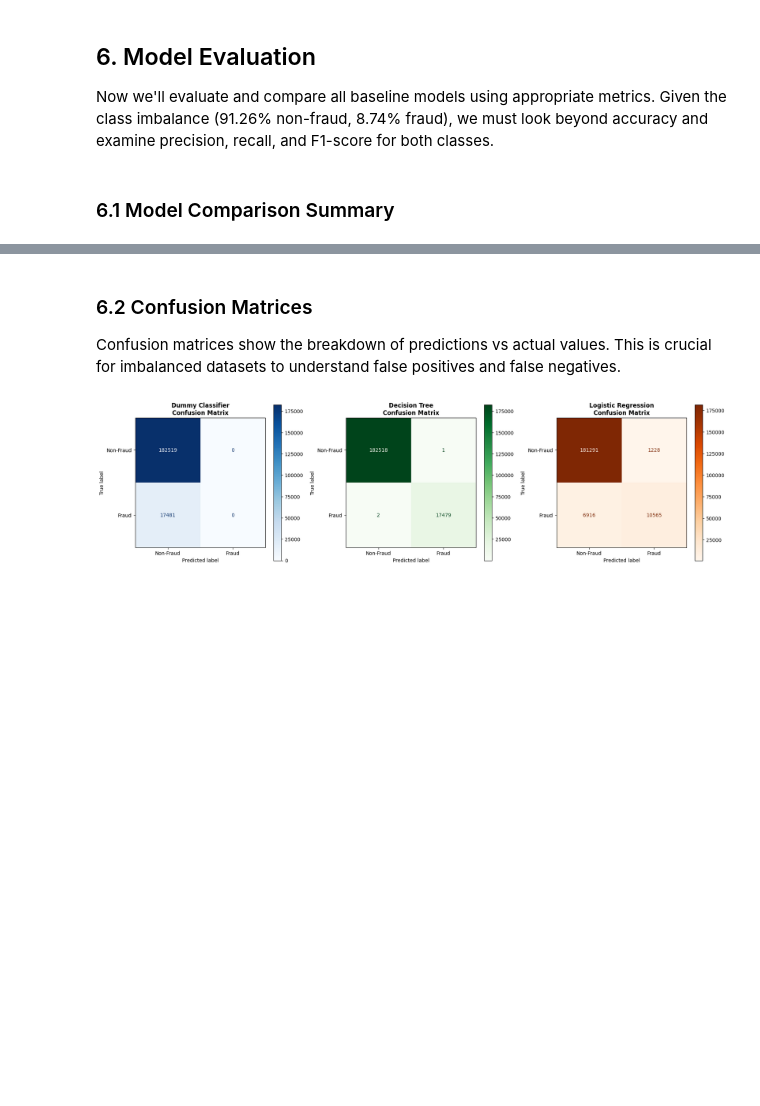
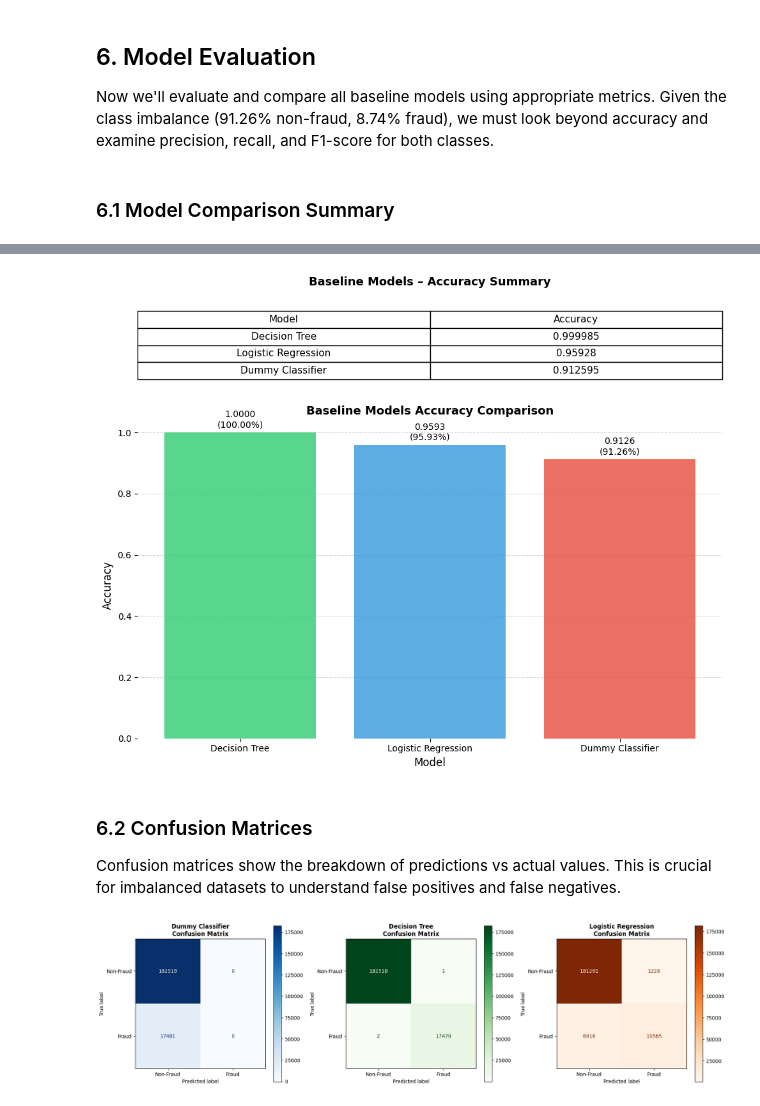
Before and after one commit to Koon-Kiat/Credit-Card-Fraud-Detection-with-Cost-Sensitive-Machine-Learning, a Jupyter notebook: main.ipynb, the cells around one changed output, grey strips where cells are left out. Drawn from its saved outputs; the diff is of its cells as text; code cells hidden in the pictures; blank space fills up the shorter version.

Commit message:
included business understanding and changed graphs

```diff
--- a/main.ipynb
+++ b/main.ipynb
@@ -503,3 +473,87 @@ Logistic Regression  0.959280
+# %%
+import matplotlib.pyplot as plt
+
+# Create figure with two rows: table (top) and bar chart (bottom)
+fig, (ax_table, ax_bar) = plt.subplots(
+    2, 1,
+    figsize=(10, 8),
+    gridspec_kw={'height_ratios': [1, 3]}
+)
+
+# =====================
+# TABLE (TOP)
+# =====================
+ax_table.axis('off')
+
+table_data = models_comparison.copy()
+table_data['Accuracy'] = table_data['Accuracy']
+
+table = ax_table.table(
+    cellText=table_data.values,
+    colLabels=table_data.columns,
+    loc='center',
+    cellLoc='center'
+)
+
+table.auto_set_font_size(False)
+table.set_fontsize(11)
+table.scale(1, 1.4)
+
+ax_table.set_title(
+    "Baseline Models – Accuracy Summary",
+    fontsize=13,
+    fontweight='bold',
+    pad=10
+)
+
+# =====================
+# BAR CHART (BOTTOM)
+# =====================
+
+colors = ['#2ecc71', '#3498db', '#e74c3c']
+
+bars = ax_bar.bar(
+    models_comparison['Model'],
+    models_comparison['Accuracy'],
+    color=colors,
+    alpha=0.8
+)
+
+ax_bar.set_ylim(0, 1)
+ax_bar.set_ylabel("Accuracy", fontsize=12)
+ax_bar.set_xlabel("Model", fontsize=12)
+ax_bar.set_title(
+    "Baseline Models Accuracy Comparison",
+    fontsize=13,
+    fontweight='bold',
+    pad=20
+)
+
+# Remove box around the bar chart
+for spine in ax_bar.spines.values():
+    spine.set_visible(False)
+
+# Optional: keep only y-axis grid for readability
+ax_bar.yaxis.grid(True, linestyle='--', alpha=0.5)
+ax_bar.set_axisbelow(True)
+
+
+# Add value labels
+for bar in bars:
+    height = bar.get_height()
+    ax_bar.text(
+        bar.get_x() + bar.get_width() / 2,
+        height + 0.01,
+        f"{height:.4f}\n({height*100:.2f}%)",
+        ha='center',
+        va='bottom',
+        fontsize=10
+    )
+
+plt.tight_layout()
+plt.show()
+# %% [output]
+[figure, added]
 # %% [markdown]
 ### 6.2 Confusion Matrices
 
```
Also changed, not shown: parts of 5 cells of this notebook.
